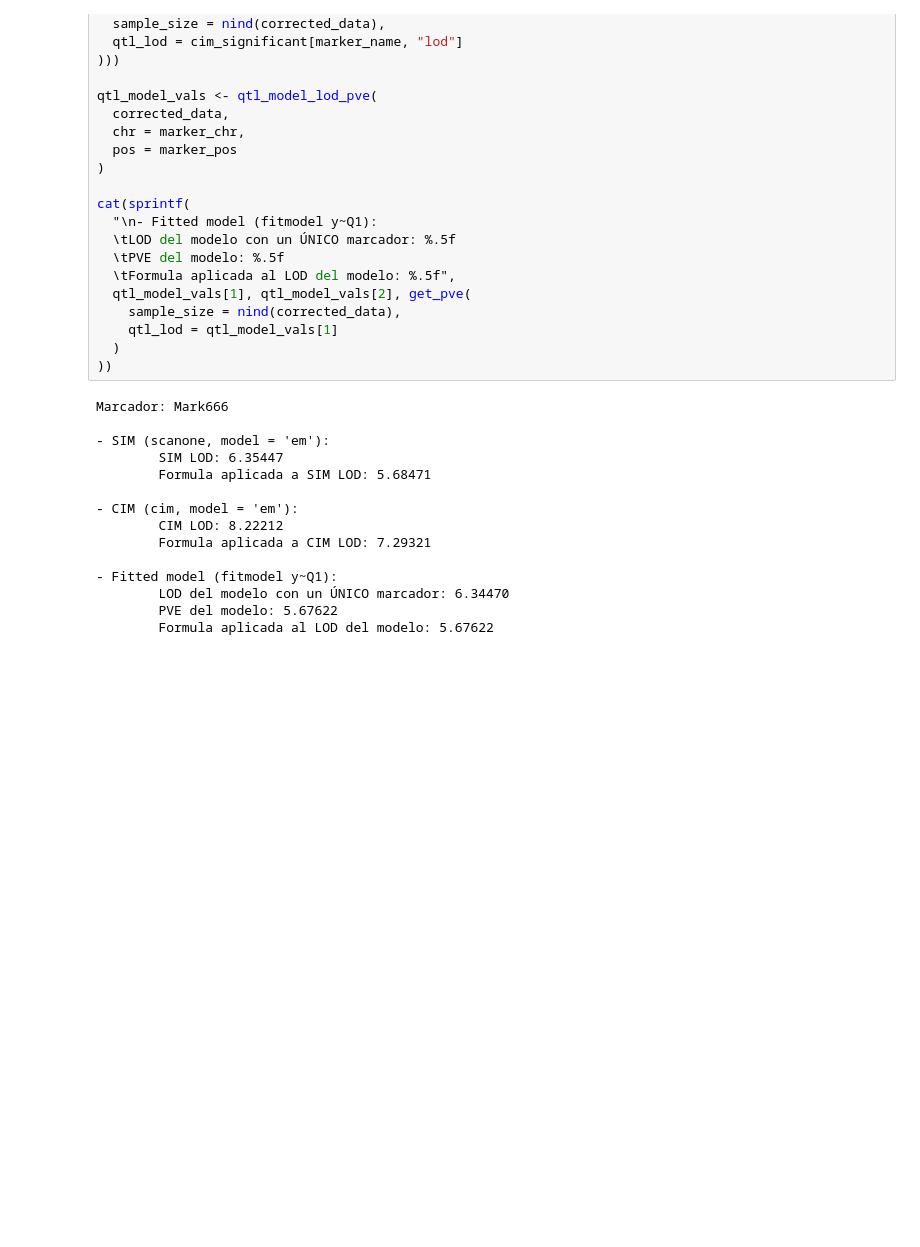
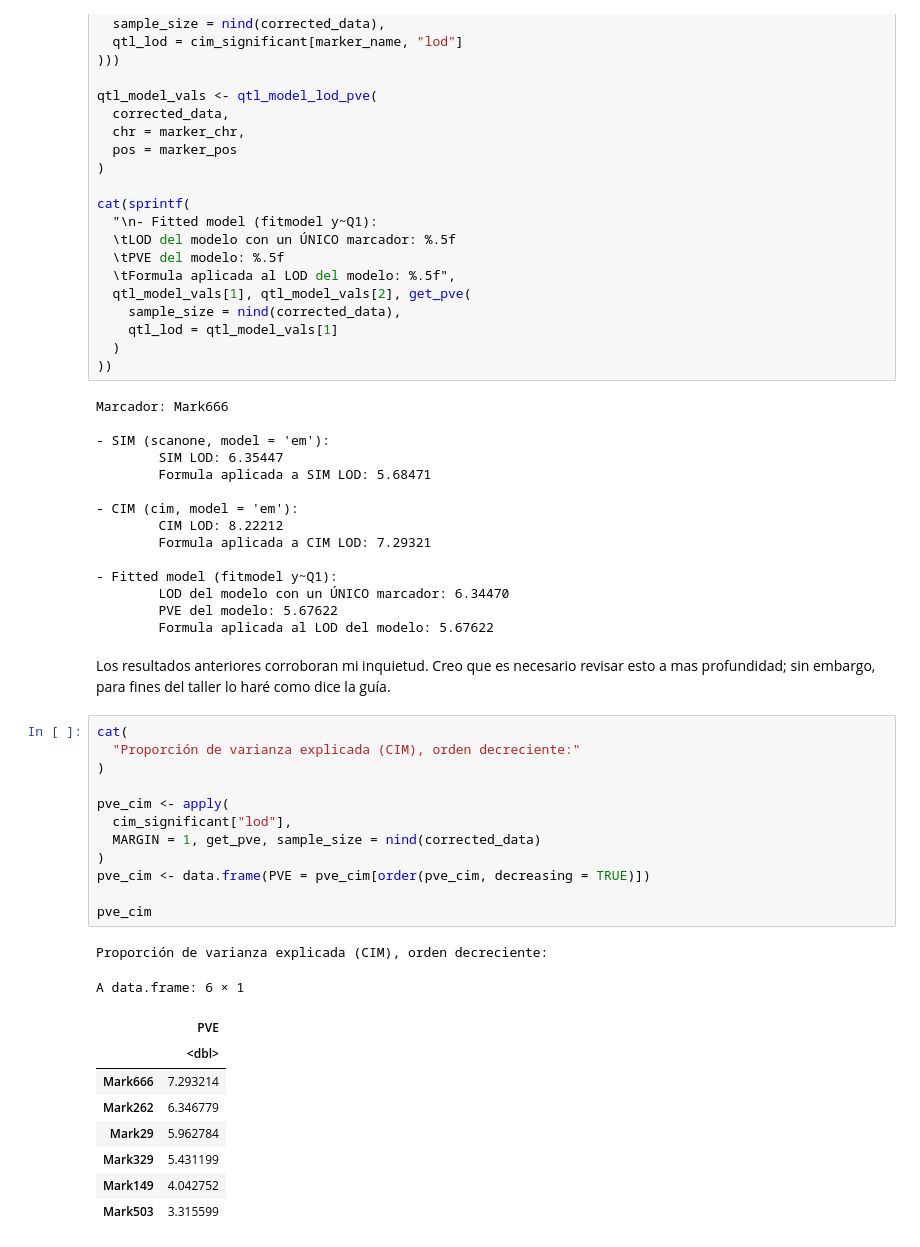
Before and after one commit to hdescobarh/journey-resolution, a Jupyter notebook: GRC_Taller04_mapeo_ligamiento/Code/solucion_taller_04.ipynb, the cells around one changed output. Cells and saved outputs as stored; diff of their text form; blank space fills up the shorter version.

Commit message:
feat(GRC): conestadas todas las preguntas del taller 4

```diff
--- a/GRC_Taller04_mapeo_ligamiento/Code/solucion_taller_04.ipynb
+++ b/GRC_Taller04_mapeo_ligamiento/Code/solucion_taller_04.ipynb
@@ -557,3 +578,28 @@ Marcador: Mark666
         LOD del modelo con un ÚNICO marcador: 6.34470
         PVE del modelo: 5.67622
         Formula aplicada al LOD del modelo: 5.67622
+# %% [markdown]
+Los resultados anteriores corroboran mi inquietud. Creo que es necesario revisar esto a mas profundidad; sin embargo, para fines del taller lo haré como dice la guía.
+# %%
+cat(
+  "Proporción de varianza explicada (CIM), orden decreciente:"
+)
+
+pve_cim <- apply(
+  cim_significant["lod"],
+  MARGIN = 1, get_pve, sample_size = nind(corrected_data)
+)
+pve_cim <- data.frame(PVE = pve_cim[order(pve_cim, decreasing = TRUE)])
+
+pve_cim
+# %% [output]
+Proporción de varianza explicada (CIM), orden decreciente:
+A data.frame: 6 × 1
+|  | PVE |
+|  | <dbl> |
+| Mark666 | 7.293214 |
+| Mark262 | 6.346779 |
+| Mark29 | 5.962784 |
+| Mark329 | 5.431199 |
+| Mark149 | 4.042752 |
+| Mark503 | 3.315599 |
```
Also changed, not shown: parts of 16 cells of this notebook.
